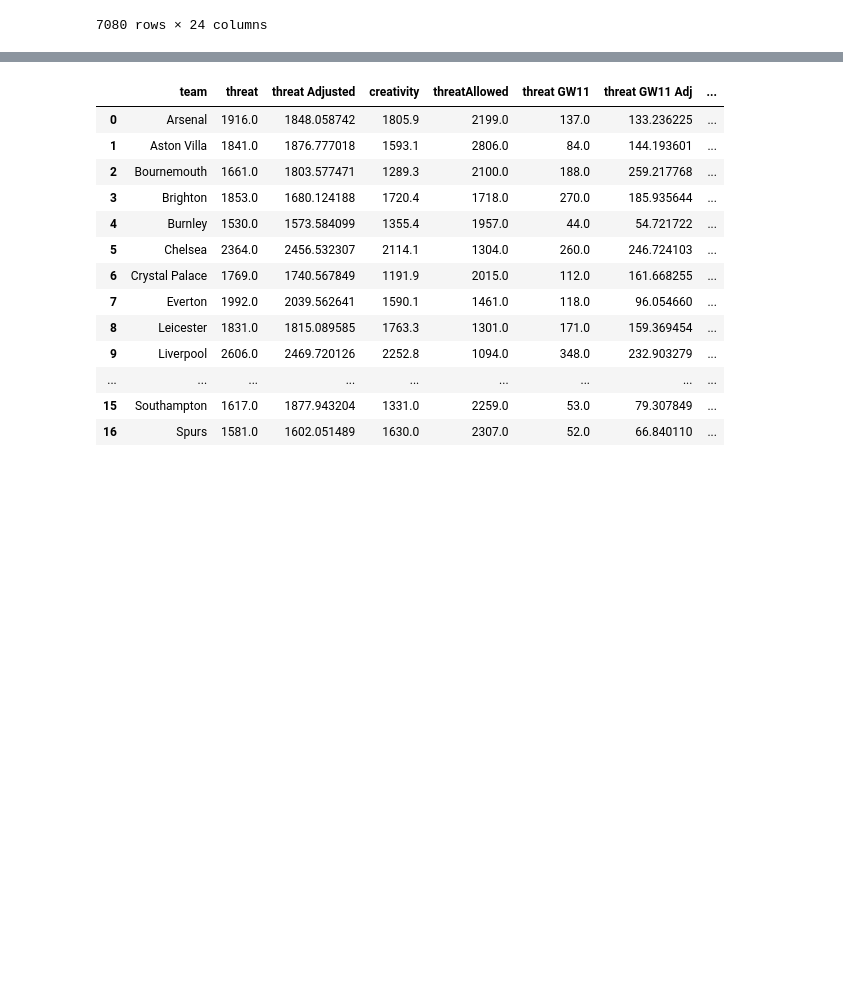
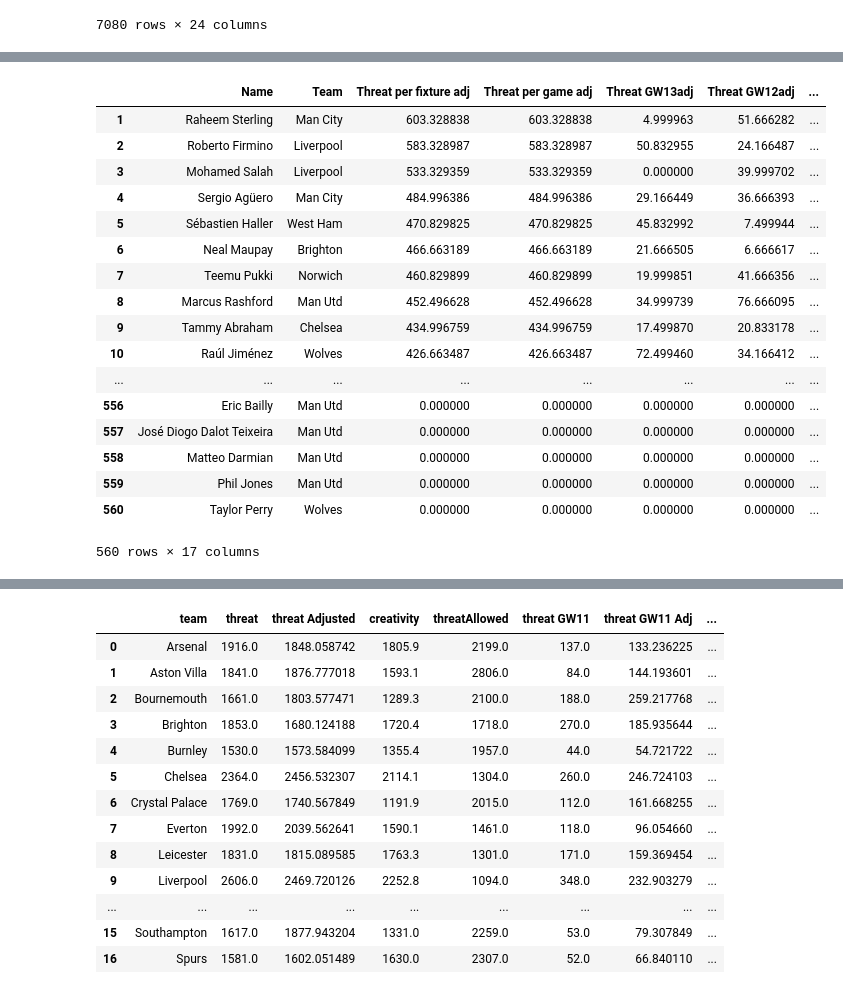
Before and after one commit to sminata/tikeve.github.io, a Jupyter notebook: brr.ipynb, the cells around one changed output, grey strips where cells are left out. Drawn from its saved outputs; the diff is of its cells as text; code cells hidden in the pictures; blank space fills up the shorter version.

```diff
--- a/brr.ipynb
+++ b/brr.ipynb
@@ -439,0 +628,26 @@ Name: Matches, dtype: float64
+# %%
+del PlayerCreativityAd['id']
+PlayerCreativityAd.sort_values('Creativity per fixture adj', ascending = False, inplace = True)
+PlayerCreativityAd.index = np.arange(1, len(players) + 1)
+PlayerCreativityAd.to_csv('PlayerCreativityAd.csv')
+
+PlayerThreatAd
+# %% [output]
+|  | Name | Team | Threat per fixture adj | Threat per game adj | Threat GW13adj | Threat GW12adj | ... |
+| 1 | Raheem Sterling | Man City | 603.328838 | 603.328838 | 4.999963 | 51.666282 | ... |
+| 2 | Roberto Firmino | Liverpool | 583.328987 | 583.328987 | 50.832955 | 24.166487 | ... |
+| 3 | Mohamed Salah | Liverpool | 533.329359 | 533.329359 | 0.000000 | 39.999702 | ... |
+| 4 | Sergio Agüero | Man City | 484.996386 | 484.996386 | 29.166449 | 36.666393 | ... |
+| 5 | Sébastien Haller | West Ham | 470.829825 | 470.829825 | 45.832992 | 7.499944 | ... |
+| 6 | Neal Maupay | Brighton | 466.663189 | 466.663189 | 21.666505 | 6.666617 | ... |
+| 7 | Teemu Pukki | Norwich | 460.829899 | 460.829899 | 19.999851 | 41.666356 | ... |
+| 8 | Marcus Rashford | Man Utd | 452.496628 | 452.496628 | 34.999739 | 76.666095 | ... |
+| 9 | Tammy Abraham | Chelsea | 434.996759 | 434.996759 | 17.499870 | 20.833178 | ... |
+| 10 | Raúl Jiménez | Wolves | 426.663487 | 426.663487 | 72.499460 | 34.166412 | ... |
+| ... | ... | ... | ... | ... | ... | ... | ... |
+| 556 | Eric Bailly | Man Utd | 0.000000 | 0.000000 | 0.000000 | 0.000000 | ... |
+| 557 | José Diogo Dalot Teixeira | Man Utd | 0.000000 | 0.000000 | 0.000000 | 0.000000 | ... |
+| 558 | Matteo Darmian | Man Utd | 0.000000 | 0.000000 | 0.000000 | 0.000000 | ... |
+| 559 | Phil Jones | Man Utd | 0.000000 | 0.000000 | 0.000000 | 0.000000 | ... |
+| 560 | Taylor Perry | Wolves | 0.000000 | 0.000000 | 0.000000 | 0.000000 | ... |
+560 rows × 17 columns
```
Also changed, not shown: parts of 7 cells of this notebook, 9 other files.
